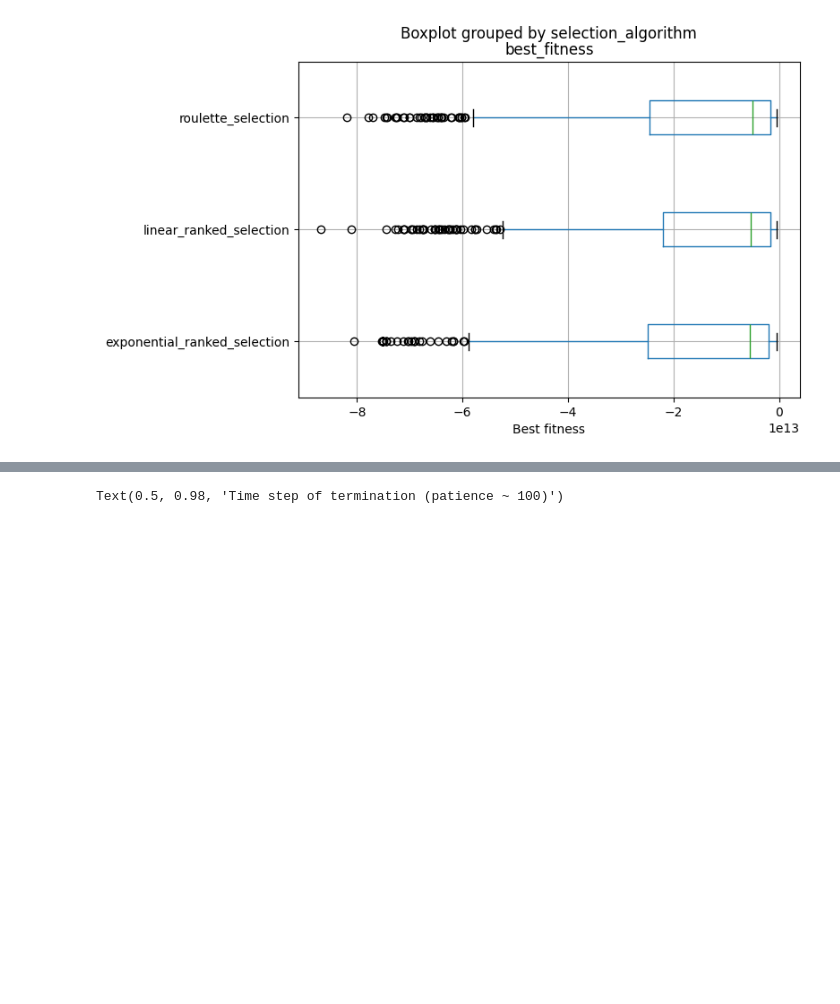
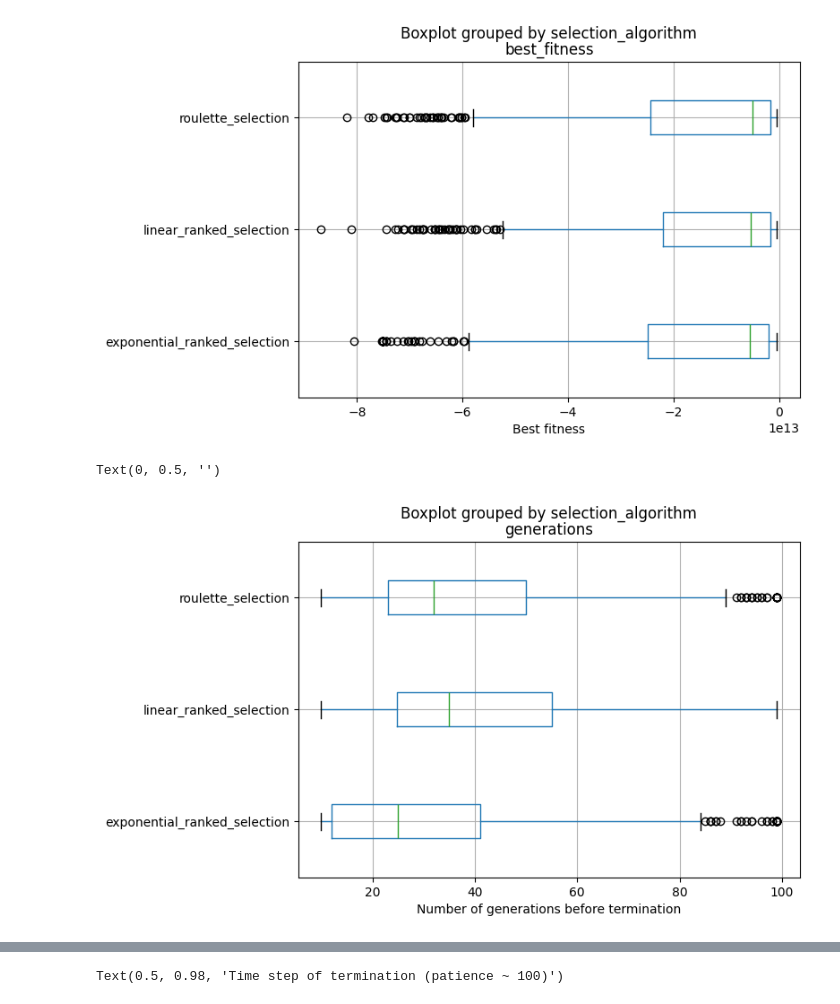
Before and after one commit to mwustinger/pssai_projectB, a Jupyter notebook: Genetic_Analysis.ipynb, the cells around one changed output, grey strips where cells are left out. Cells and saved outputs as stored; diff of their text form; code cells hidden in the pictures; blank space fills up the shorter version.

```diff
--- a/Genetic_Analysis.ipynb
+++ b/Genetic_Analysis.ipynb
@@ -207,6 +221,14 @@ ax.set_ylabel("")
 # %% [output]
 Text(0, 0.5, '')
 [figure]
+# %%
+threshold = -1.0e14
+ax = df[df.best_fitness > threshold].boxplot(column="generations", by="selection_algorithm", vert=False, figsize=(7, 5))
+ax.set_xlabel("Number of generations before termination")
+ax.set_ylabel("")
+# %% [output]
+Text(0, 0.5, '')
+[figure, added]
 # %%
 threshold = -1.0e14
 ax = df[df.best_fitness > threshold].boxplot(column="best_fitness", by="elitism")
```
Also changed, not shown: parts of 8 cells of this notebook, 3 other files.
